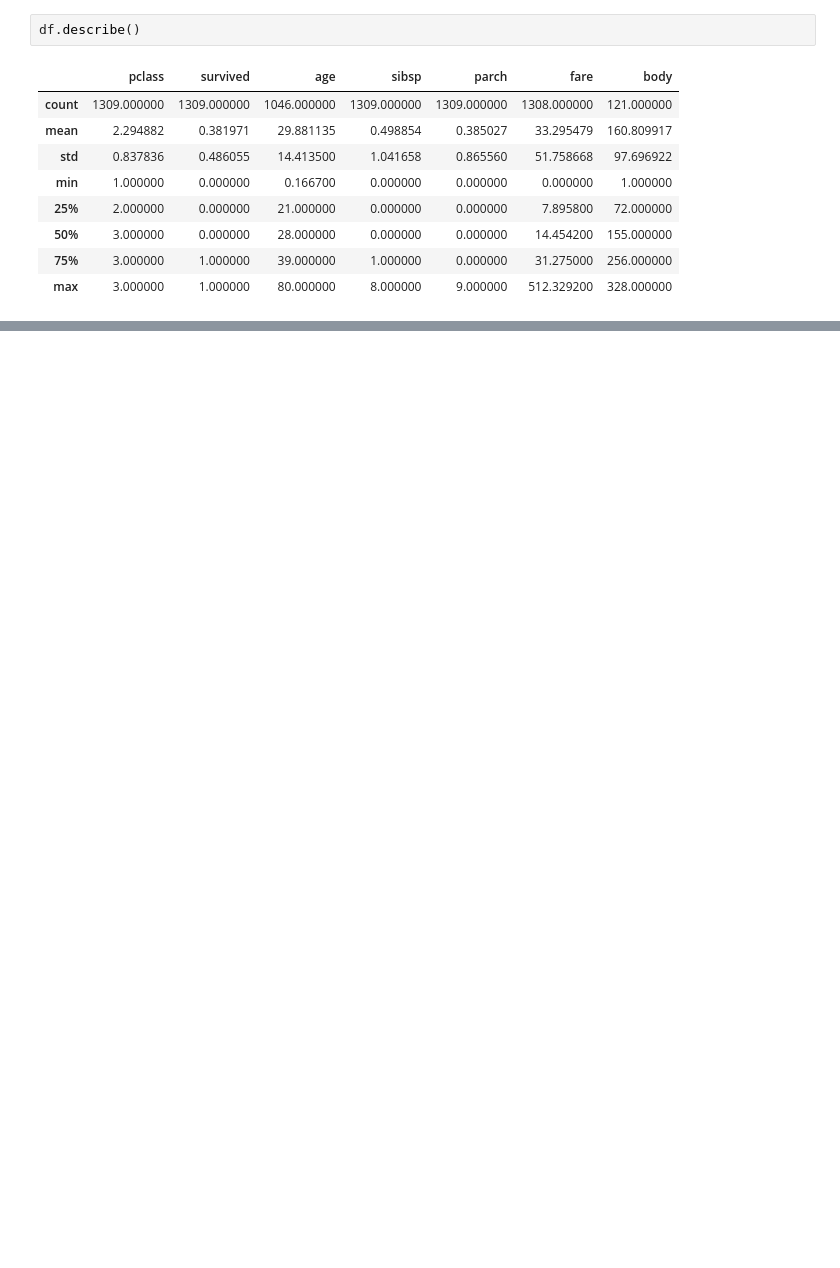
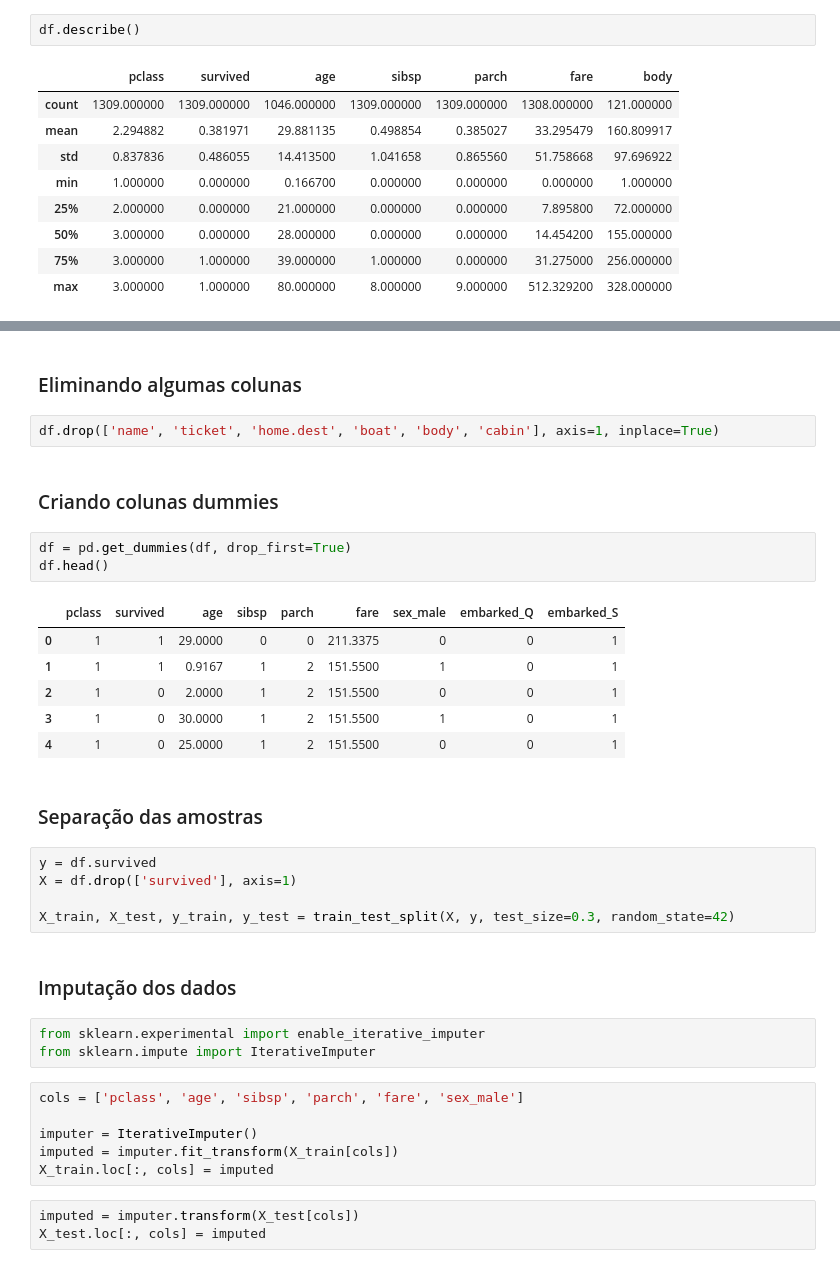
Before and after one commit to LilianeAquino/pratica-livro-matt-harrison, a Jupyter notebook: notebooks/pratica-titanic.ipynb, the cells around one changed output, grey strips where cells are left out. Saved outputs shown, nothing was run; the diff lists cells and outputs as text; blank space fills up the shorter version.

```diff
--- a/notebooks/pratica-titanic.ipynb
+++ b/notebooks/pratica-titanic.ipynb
@@ -93,0 +136,37 @@ df.describe()
+# %% [markdown]
+### Eliminando algumas colunas
+# %%
+df.drop(['name', 'ticket', 'home.dest', 'boat', 'body', 'cabin'], axis=1, inplace=True)
+# %% [markdown]
+### Criando colunas dummies
+# %%
+df = pd.get_dummies(df, drop_first=True)
+df.head()
+# %% [output]
+|  | pclass | survived | age | sibsp | parch | fare | sex_male | embarked_Q | embarked_S |
+| 0 | 1 | 1 | 29.0000 | 0 | 0 | 211.3375 | 0 | 0 | 1 |
+| 1 | 1 | 1 | 0.9167 | 1 | 2 | 151.5500 | 1 | 0 | 1 |
+| 2 | 1 | 0 | 2.0000 | 1 | 2 | 151.5500 | 0 | 0 | 1 |
+| 3 | 1 | 0 | 30.0000 | 1 | 2 | 151.5500 | 1 | 0 | 1 |
+| 4 | 1 | 0 | 25.0000 | 1 | 2 | 151.5500 | 0 | 0 | 1 |
+# %% [markdown]
+### Separação das amostras
+# %%
+y = df.survived
+X = df.drop(['survived'], axis=1)
+
+X_train, X_test, y_train, y_test = train_test_split(X, y, test_size=0.3, random_state=42)
+# %% [markdown]
+### Imputação dos dados
+# %%
+from sklearn.experimental import enable_iterative_imputer
+from sklearn.impute import IterativeImputer
+# %%
+cols = ['pclass', 'age', 'sibsp', 'parch', 'fare', 'sex_male']
+
+imputer = IterativeImputer()
+imputed = imputer.fit_transform(X_train[cols])
+X_train.loc[:, cols] = imputed
+# %%
+imputed = imputer.transform(X_test[cols])
+X_test.loc[:, cols] = imputed
```
Also changed, not shown: parts of 38 cells of this notebook.
